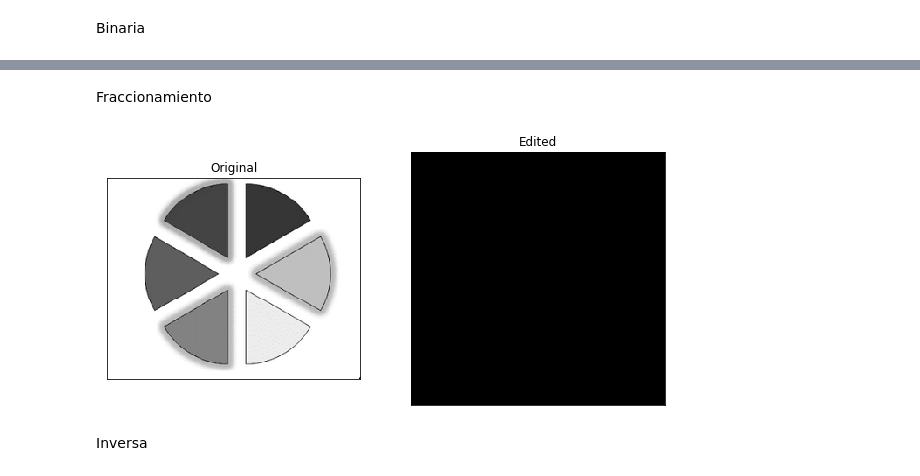
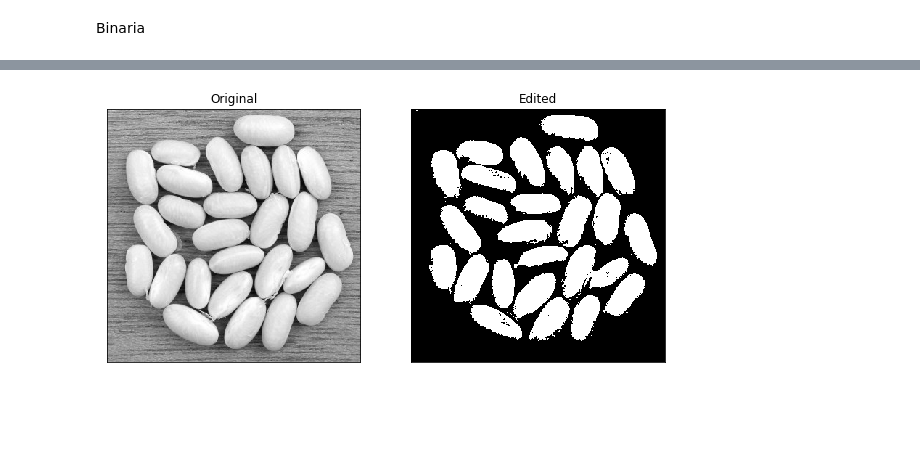
Before and after one commit to diegofdogonzalez/repositorio1-, a Jupyter notebook: Parcial1.ipynb, the cells around one changed output, grey strips where cells are left out. Saved outputs shown, nothing was run; the diff lists cells and outputs as text; code cells hidden in the pictures; blank space fills up the shorter version.

```diff
--- a/Parcial1.ipynb
+++ b/Parcial1.ipynb
@@ -43,13 +34,23 @@ displayGray2(img, img2)
-# %% [markdown]
-Fraccionamiento
-# %%
-img = cv2.imread("pastel.png",0)
-row, column = img.shape
-img1 = np.zeros((row,column),dtype = 'uint8', )
-
-
-displayGray2(img, img2)
-# %% [output]
-[figure, removed]
-# %% [markdown]
-Inversa
+# %%
+def binarizacion(img,minr=10,maxr=60):
+  img = cv2.imread(img,0)
+
+  row, column = img.shape
+
+  img1 = np.zeros((row,column),dtype = 'uint8')
+
+  min_range = minr
+  max_range = maxr
+
+  for i in range(row):
+    for j in range(column):
+        if img[i,j]>min_range and img[i,j]<max_range:
+            img1[i,j] = 255
+        else:
+          img1[i,j] = 0
+   #Display the image
+  displayGray2(img,img1)
+
+binarizacion('frijol.jpg',210,255)
+# %% [output]
+[figure, added]
```
Also changed, not shown: parts of 5 cells of this notebook.
